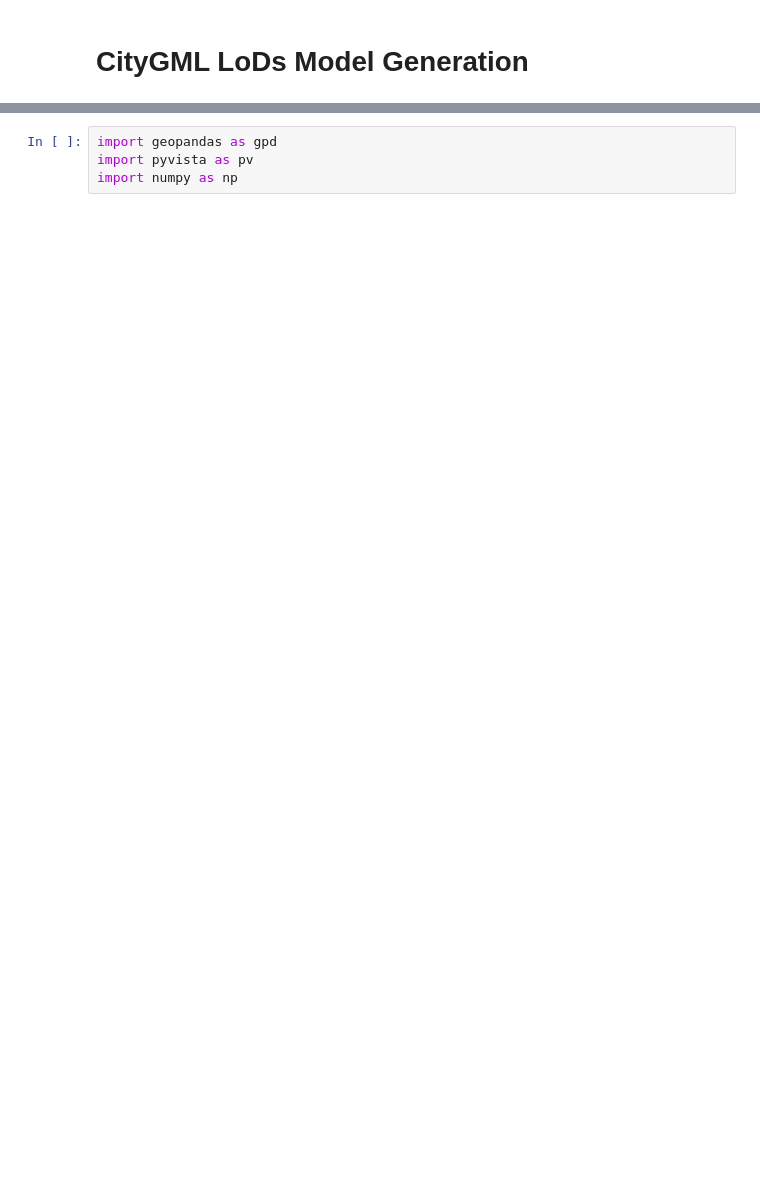
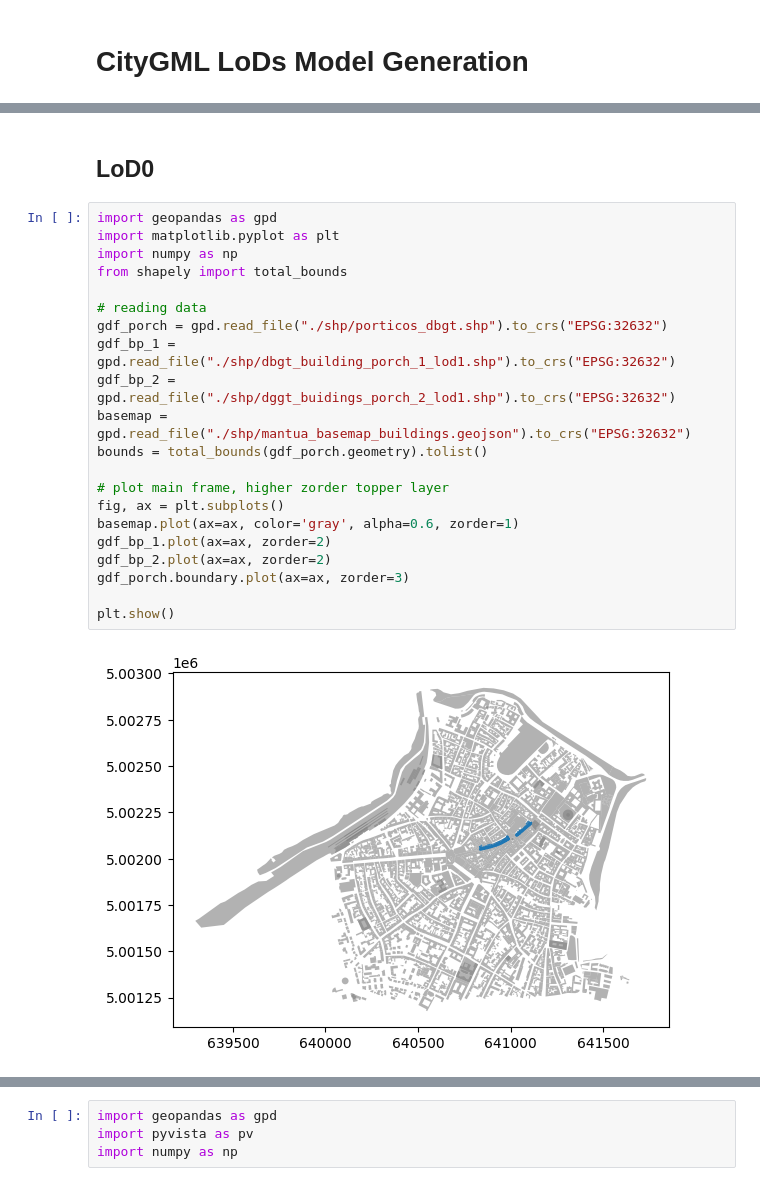
Before and after one commit to yuwei-cao-git/portico_citygml, a Jupyter notebook: test.ipynb, the cells around one changed output, grey strips where cells are left out. Cells and saved outputs as stored; diff of their text form; blank space fills up the shorter version.

```diff
--- a/test.ipynb
+++ b/test.ipynb
@@ -2,0 +25,25 @@
+# %% [markdown]
+## LoD0
+# %%
+import geopandas as gpd
+import matplotlib.pyplot as plt
+import numpy as np
+from shapely import total_bounds
+
+# reading data
+gdf_porch = gpd.read_file("./shp/porticos_dbgt.shp").to_crs("EPSG:32632")
+gdf_bp_1 = gpd.read_file("./shp/dbgt_building_porch_1_lod1.shp").to_crs("EPSG:32632")
+gdf_bp_2 = gpd.read_file("./shp/dggt_buidings_porch_2_lod1.shp").to_crs("EPSG:32632")
+basemap = gpd.read_file("./shp/mantua_basemap_buildings.geojson").to_crs("EPSG:32632")
+bounds = total_bounds(gdf_porch.geometry).tolist()
+
+# plot main frame, higher zorder topper layer
+fig, ax = plt.subplots()
+basemap.plot(ax=ax, color='gray', alpha=0.6, zorder=1)
+gdf_bp_1.plot(ax=ax, zorder=2)
+gdf_bp_2.plot(ax=ax, zorder=2)
+gdf_porch.boundary.plot(ax=ax, zorder=3)
+
+plt.show()
+# %% [output]
+[figure, added]
```
Also changed, not shown: parts of 11 cells of this notebook, 12 other files.
